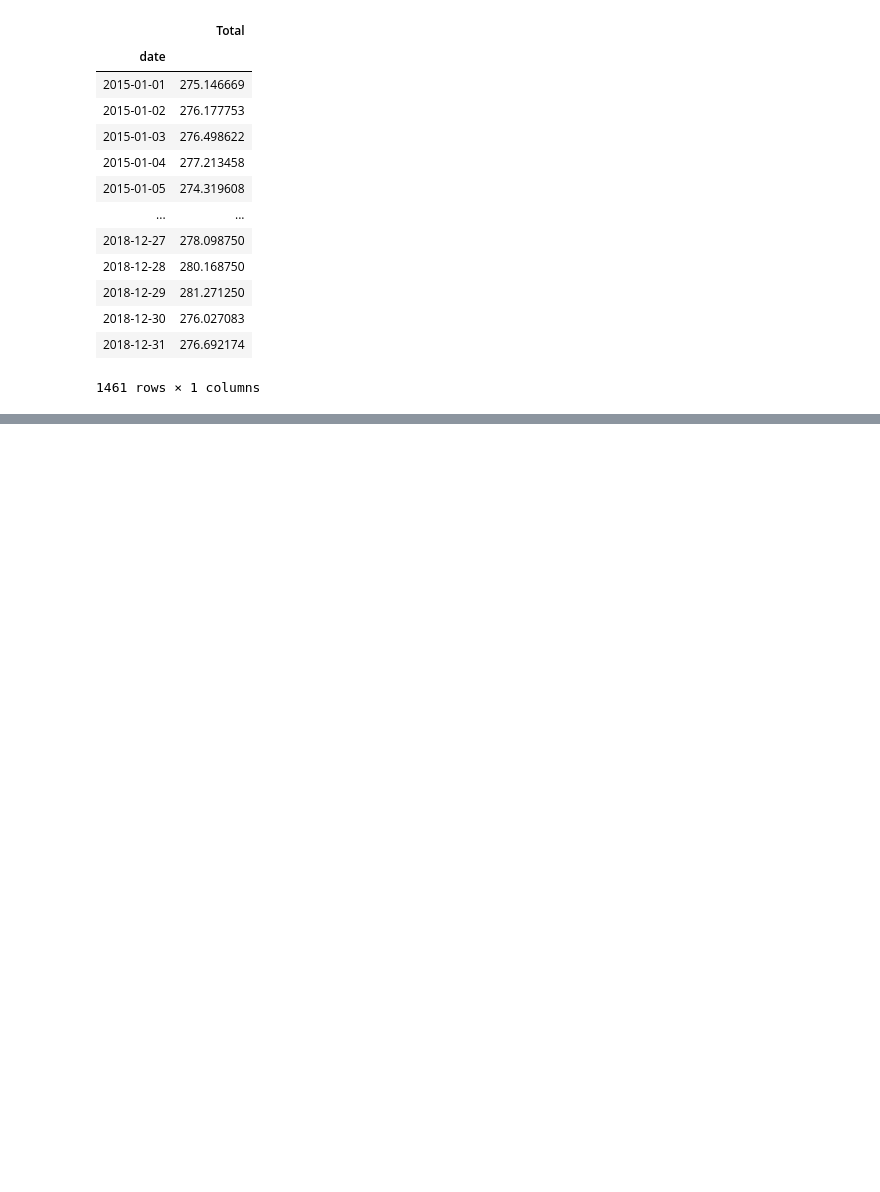
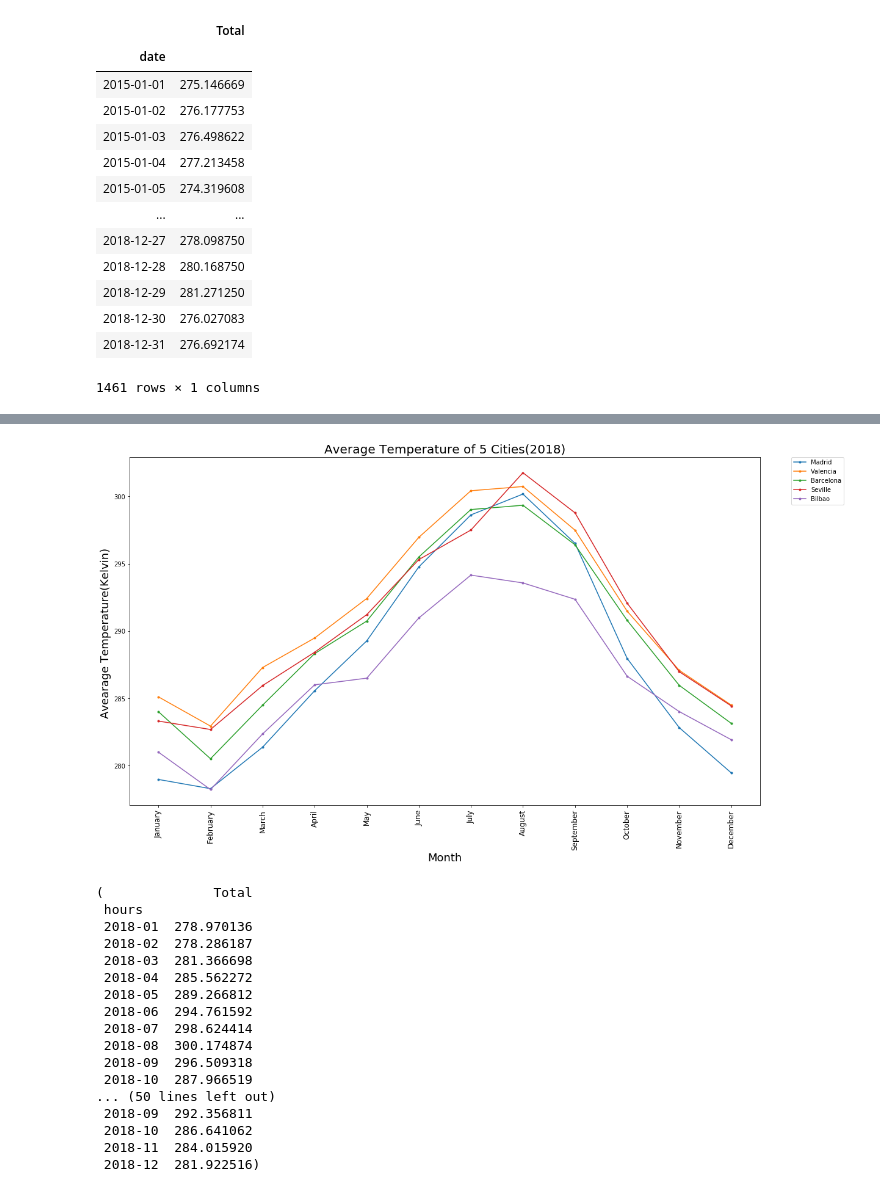
Before and after one commit to jmerkel/Wasted_Energy_Generation, a Jupyter notebook: Jupyter notebook/Weather_city_plots.ipynb, the cells around one changed output, grey strips where cells are left out. Cells and saved outputs as stored; diff of their text form; code cells hidden in the pictures; blank space fills up the shorter version.

```diff
--- a/Jupyter notebook/Weather_city_plots.ipynb
+++ b/Jupyter notebook/Weather_city_plots.ipynb
@@ -232,2 +158,59 @@ def datetime_conversion(data):
+# %%
+def datetime_conversion(data_1,data_2,data_3,data_4,data_5):
+    data_1.index=data_1.index.map(lambda x:x.strftime('%Y-%m'))
+    data_2.index=data_2.index.map(lambda x:x.strftime('%Y-%m'))
+    data_3.index=data_3.index.map(lambda x:x.strftime('%Y-%m'))
+    data_4.index=data_4.index.map(lambda x:x.strftime('%Y-%m'))
+    data_5.index=data_5.index.map(lambda x:x.strftime('%Y-%m'))
+    data_1.index.name='hours'
+    data_2.index.name='hours'
+    data_3.index.name='hours'
+    data_4.index.name='hours'
+    data_5.index.name='hours'
+    data_1=data_1.mean(level='hours')
+    data_2=data_2.mean(level='hours')
+    data_3=data_3.mean(level='hours')
+    data_4=data_4.mean(level='hours')
+    data_5=data_5.mean(level='hours')
+    data_2018_1=pd.DataFrame(data_1['Total'][36:48])
+    data_2018_2=pd.DataFrame(data_2['Total'][36:48])
+    data_2018_3=pd.DataFrame(data_3['Total'][36:48])
+    data_2018_4=pd.DataFrame(data_4['Total'][36:48])
+    data_2018_5=pd.DataFrame(data_5['Total'][36:48])
+    month=['January','February','March','April','May','June','July','August','September','October','November','December']
+    plt.plot(month,data_2018_1['Total'],label="Madrid",marker='.')
+    plt.plot(month,data_2018_2['Total'],label="Valencia",marker='.')
+    plt.plot(month,data_2018_3['Total'],label="Barcelona",marker='.')
+    plt.plot(month,data_2018_4['Total'],label="Seville",marker='.')
+    plt.plot(month,data_2018_5['Total'],label="Bilbao",marker='.')
+    plt.xticks(rotation='vertical',fontsize=12)
+    plt.xlabel("Month",fontsize=18)
+    plt.ylabel("Avearage Temperature(Kelvin) ",fontsize=18)
+    plt.title("Average Temperature of 5 Cities(2018)",fontsize=20)
+    plt.legend(bbox_to_anchor=(1.05, 1), loc='upper left', borderaxespad=0., prop={'size': 10})
+    fig=plt.gcf()
+    fig.set_size_inches(18.5,10.5)
+    fig.savefig('5Cities_2018.png',dpi=100)
+    plt.show()
+    return data_2018_1,data_2018_2,data_2018_3,data_2018_4,data_2018_5
 # %%
-datetime_conversion(new_Bilbao)
+datetime_conversion(new_Madrid,new_Valencia,new_Barcelona,new_Seville,new_Bilbao)
+# %% [output]
+[figure, added]
+(              Total
+ hours
+ 2018-01  278.970136
+ 2018-02  278.286187
+ 2018-03  281.366698
+ 2018-04  285.562272
+ 2018-05  289.266812
+ 2018-06  294.761592
+ 2018-07  298.624414
+ 2018-08  300.174874
+ 2018-09  296.509318
+ 2018-10  287.966519
+... (50 lines left out)
+ 2018-09  292.356811
+ 2018-10  286.641062
+ 2018-11  284.015920
+ 2018-12  281.922516)
```
Also changed, not shown: parts of 5 cells of this notebook, 10 other files.
